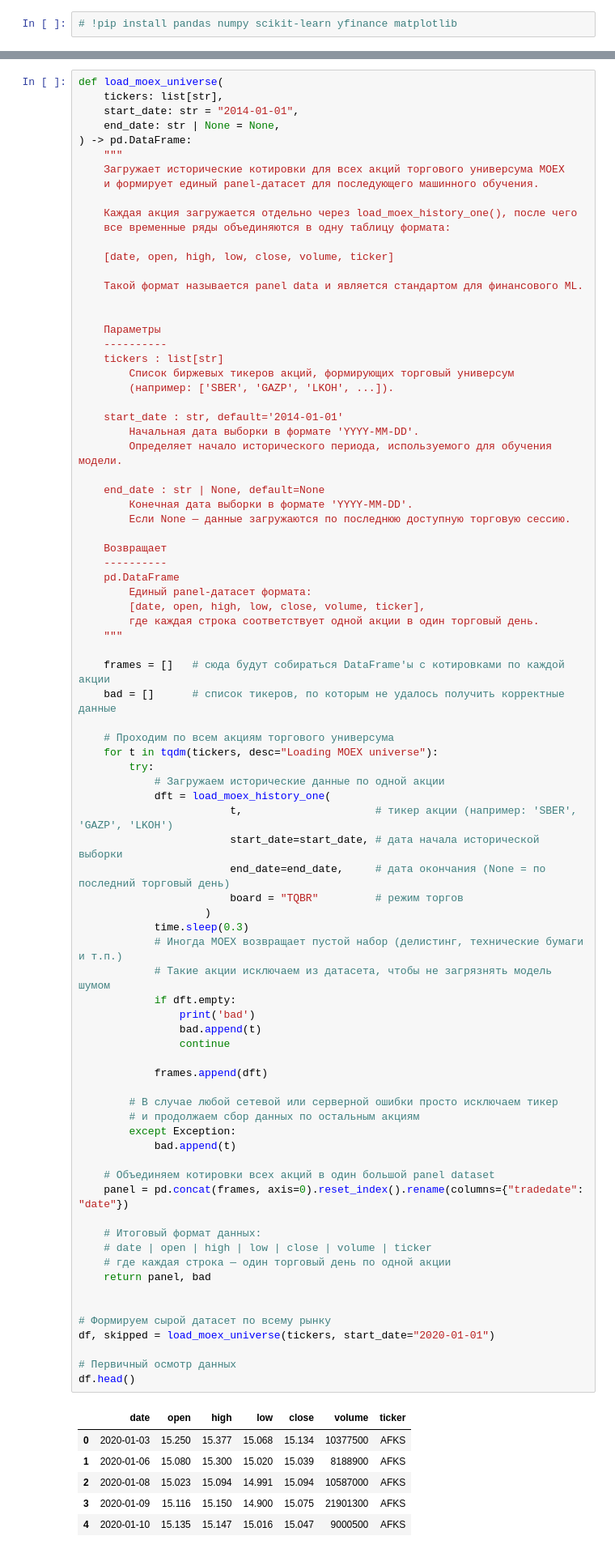
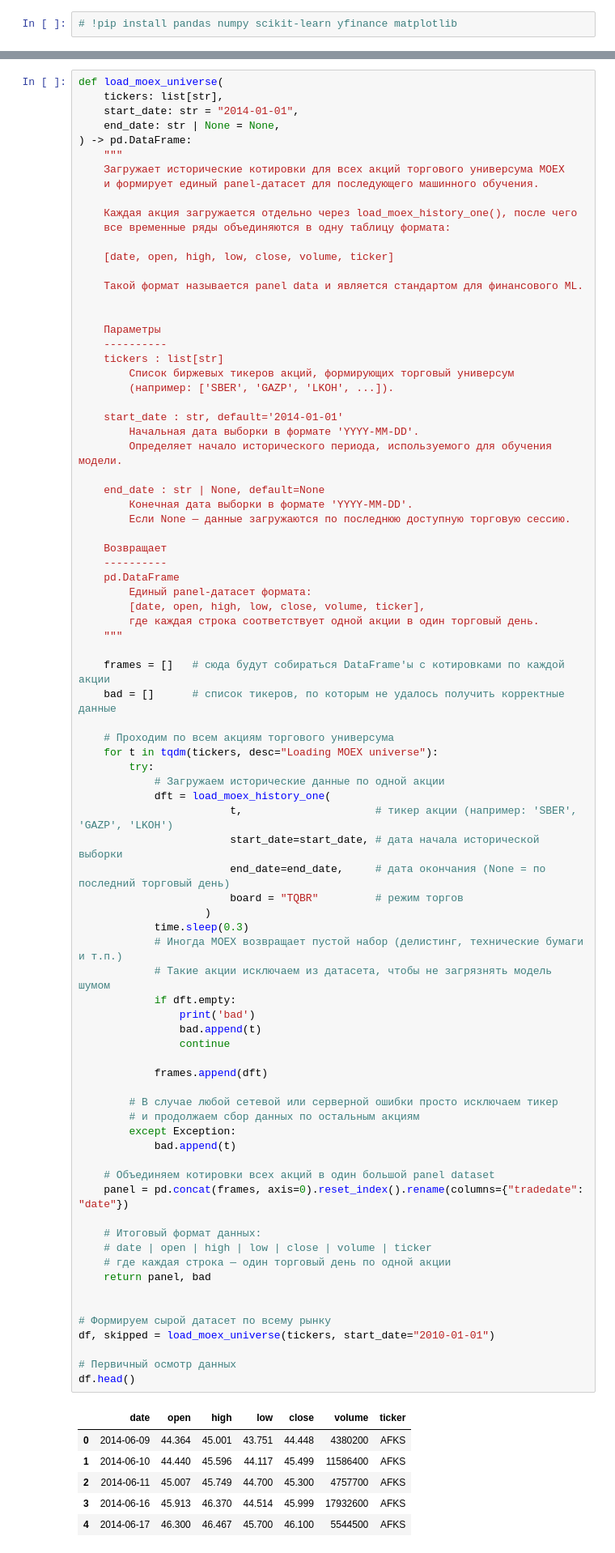
Before and after one commit to svetlana-terzeman/MOEX, a Jupyter notebook: Modeling/1. preproc.ipynb, the cells around one changed output, grey strips where cells are left out. Shown at 81% size. Cells and saved outputs as stored; diff of their text form.

```diff
--- a/Modeling/1. preproc.ipynb
+++ b/Modeling/1. preproc.ipynb
@@ -234,37 +241,37 @@ def load_moex_universe(
             time.sleep(0.3)
             # Иногда MOEX возвращает пустой набор (делистинг, технические бумаги и т.п.)
             # Такие акции исключаем из датасета, чтобы не загрязнять модель шумом
             if dft.empty:
                 print('bad')
                 bad.append(t)
                 continue
 
             frames.append(dft)
 
         # В случае любой сетевой или серверной ошибки просто исключаем тикер
         # и продолжаем сбор данных по остальным акциям
         except Exception:
             bad.append(t)
 
     # Объединяем котировки всех акций в один большой panel dataset
     panel = pd.concat(frames, axis=0).reset_index().rename(columns={"tradedate": "date"})
 
     # Итоговый формат данных:
     # date | open | high | low | close | volume | ticker
     # где каждая строка — один торговый день по одной акции
     return panel, bad
 
 
 # Формируем сырой датасет по всему рынку
-df, skipped = load_moex_universe(tickers, start_date="2020-01-01")
+df, skipped = load_moex_universe(tickers, start_date="2010-01-01")
 
 # Первичный осмотр данных
 df.head()
 # %% [output]
 |  | date | open | high | low | close | volume | ticker |
-| 0 | 2020-01-03 | 15.250 | 15.377 | 15.068 | 15.134 | 10377500 | AFKS |
-| 1 | 2020-01-06 | 15.080 | 15.300 | 15.020 | 15.039 | 8188900 | AFKS |
-| 2 | 2020-01-08 | 15.023 | 15.094 | 14.991 | 15.094 | 10587000 | AFKS |
-| 3 | 2020-01-09 | 15.116 | 15.150 | 14.900 | 15.075 | 21901300 | AFKS |
-| 4 | 2020-01-10 | 15.135 | 15.147 | 15.016 | 15.047 | 9000500 | AFKS |
+| 0 | 2014-06-09 | 44.364 | 45.001 | 43.751 | 44.448 | 4380200 | AFKS |
+| 1 | 2014-06-10 | 44.440 | 45.596 | 44.117 | 45.499 | 11586400 | AFKS |
+| 2 | 2014-06-11 | 45.007 | 45.749 | 44.700 | 45.300 | 4757700 | AFKS |
+| 3 | 2014-06-16 | 45.913 | 46.370 | 44.514 | 45.999 | 17932600 | AFKS |
+| 4 | 2014-06-17 | 46.300 | 46.467 | 45.700 | 46.100 | 5544500 | AFKS |
 # %%
```
Also changed, not shown: parts of 10 cells of this notebook, 13 other files.
